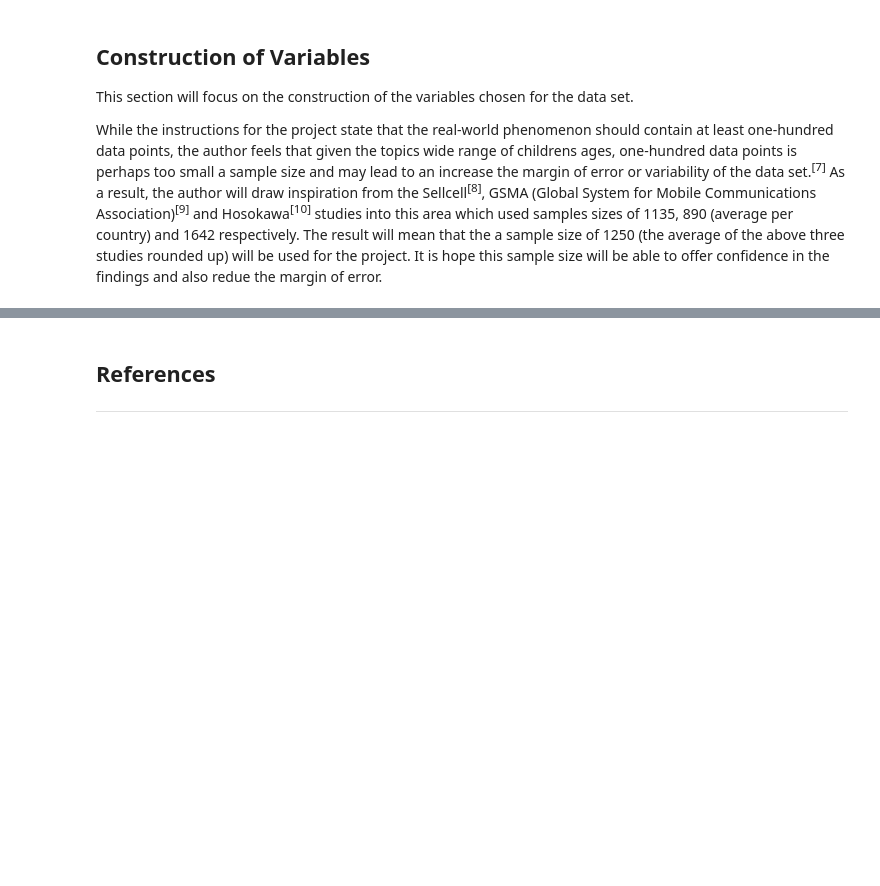
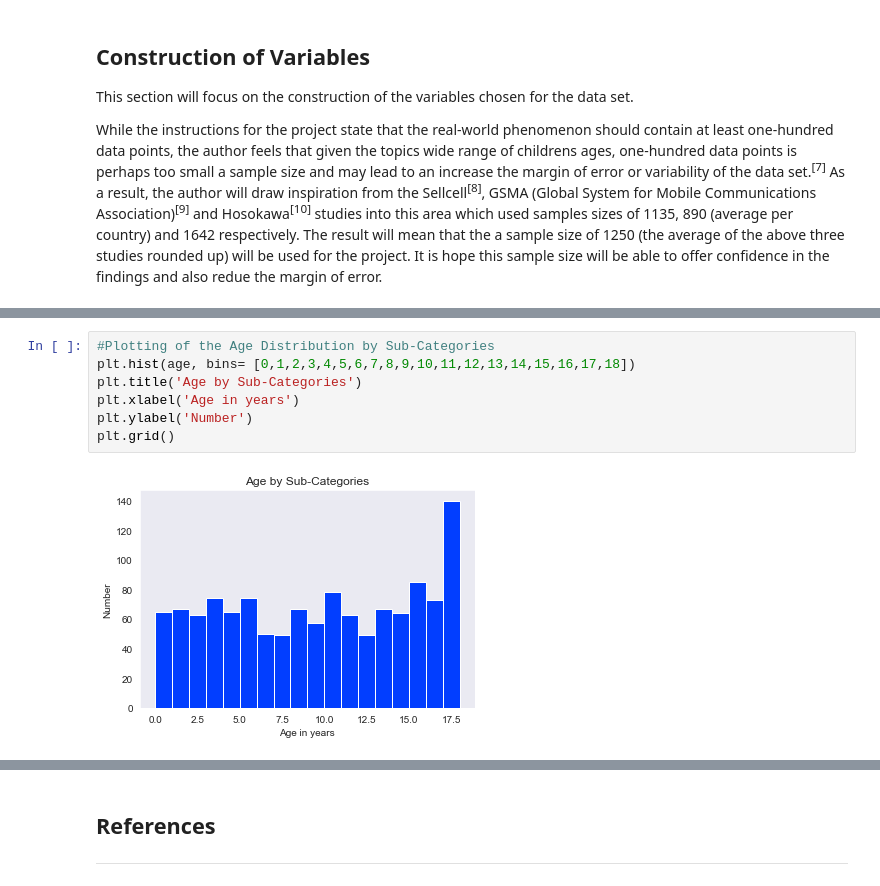
Before and after one commit to JPLee01/Programming_for_Data_Analysis-PRoject, a Jupyter notebook: Programming_for_Data_Analysis-Project.ipynb, the cells around one changed output, grey strips where cells are left out. Drawn from its saved outputs; the diff is of its cells as text; blank space fills up the shorter version.

```diff
--- a/Programming_for_Data_Analysis-Project.ipynb
+++ b/Programming_for_Data_Analysis-Project.ipynb
@@ -73,0 +116,9 @@ While the instructions for the project state that the real-world phenomenon shou
+# %%
+#Plotting of the Age Distribution by Sub-Categories
+plt.hist(age, bins= [0,1,2,3,4,5,6,7,8,9,10,11,12,13,14,15,16,17,18])
+plt.title('Age by Sub-Categories')
+plt.xlabel('Age in years')
+plt.ylabel('Number')
+plt.grid()
+# %% [output]
+[figure, added]
```
Also changed, not shown: parts of 16 cells of this notebook.
